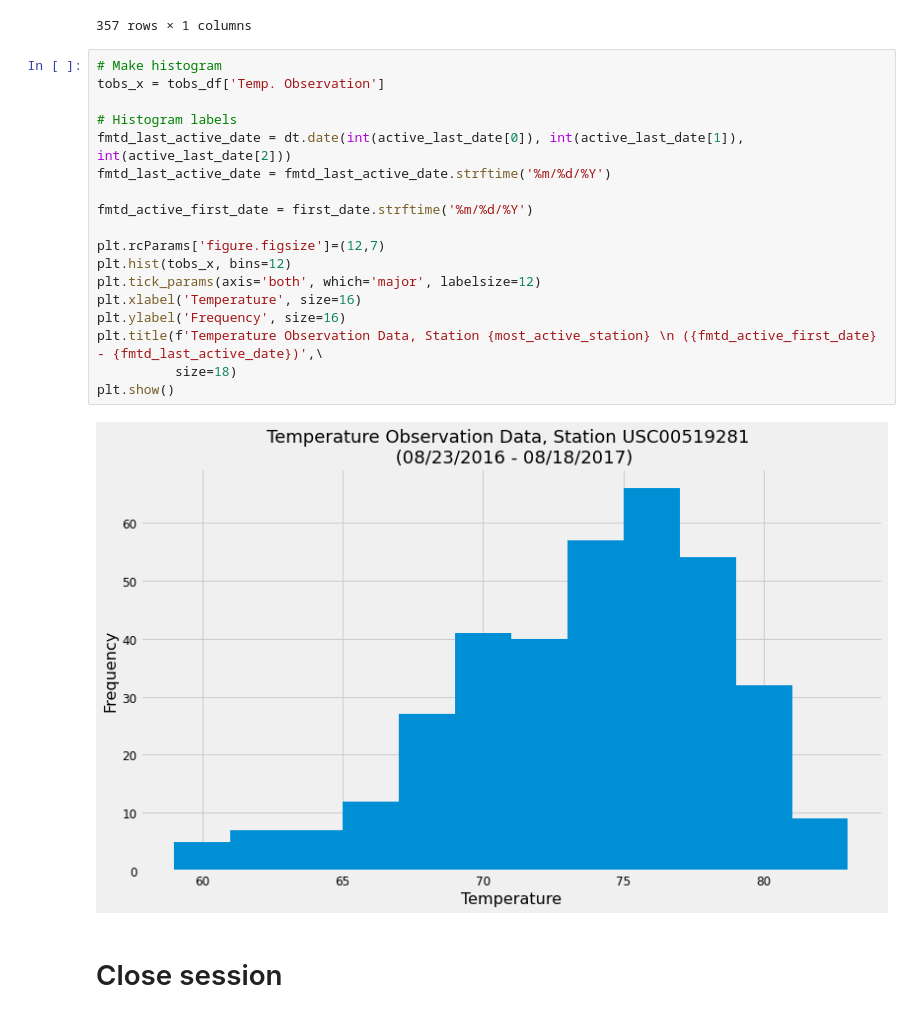
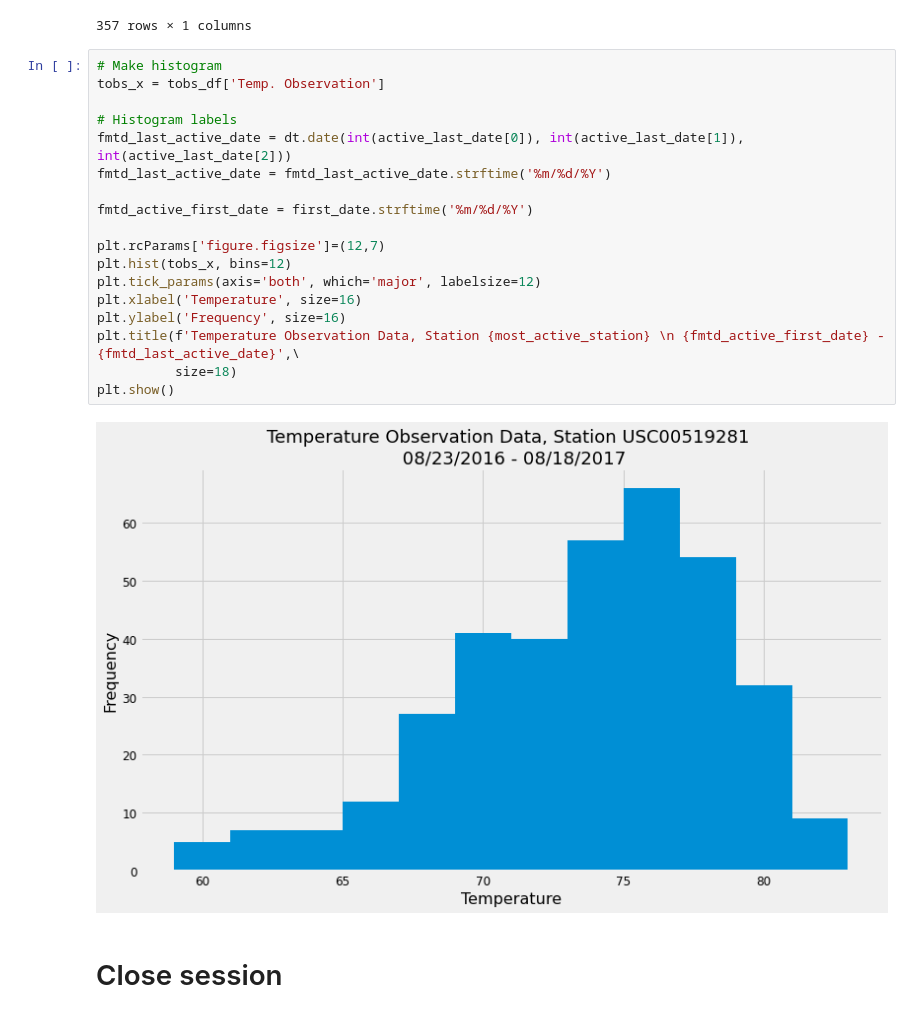
Before and after one commit to beaujeffrey03/sqlalchemy-challenge, a Jupyter notebook: climate_starter.ipynb, the cells around one changed output. Drawn from its saved outputs; the diff is of its cells as text.

```diff
--- a/climate_starter.ipynb
+++ b/climate_starter.ipynb
@@ -248,23 +250,23 @@ tobs_df
 # %%
 # Make histogram
 tobs_x = tobs_df['Temp. Observation']
 
 # Histogram labels
 fmtd_last_active_date = dt.date(int(active_last_date[0]), int(active_last_date[1]), int(active_last_date[2]))
 fmtd_last_active_date = fmtd_last_active_date.strftime('%m/%d/%Y')
 
 fmtd_active_first_date = first_date.strftime('%m/%d/%Y')
 
 plt.rcParams['figure.figsize']=(12,7)
 plt.hist(tobs_x, bins=12)
 plt.tick_params(axis='both', which='major', labelsize=12)
 plt.xlabel('Temperature', size=16)
 plt.ylabel('Frequency', size=16)
-plt.title(f'Temperature Observation Data, Station {most_active_station} \n ({fmtd_active_first_date} - {fmtd_last_active_date})',\
+plt.title(f'Temperature Observation Data, Station {most_active_station} \n {fmtd_active_first_date} - {fmtd_last_active_date}',\
           size=18)
 plt.show()
 # %% [output]
-[figure, old version]
+[figure, new version]
 # %% [markdown]
 # Close session
 # %%
```
Also changed, not shown: parts of 1 cell of this notebook, 1 other file.
